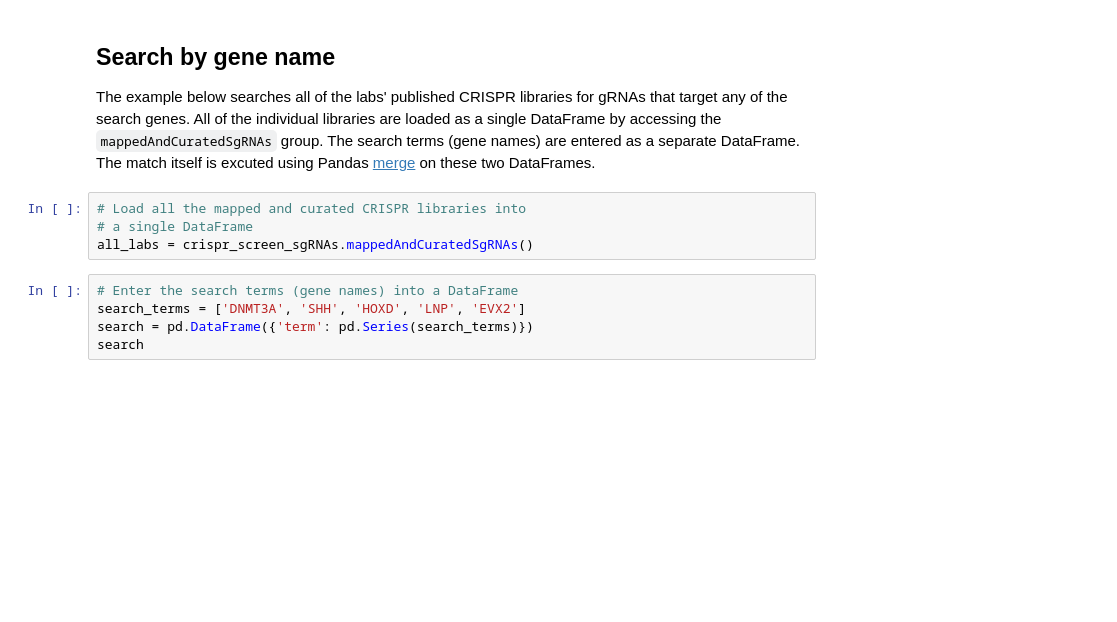
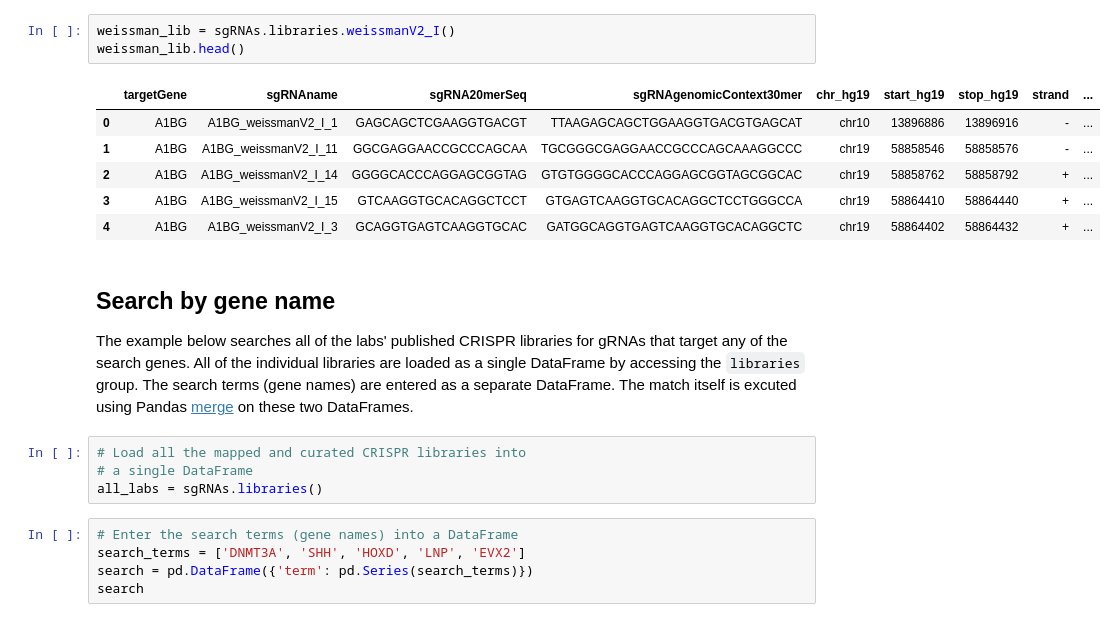
Before and after one commit to DanWebster/crispr_screen_sgRNAs, a Jupyter notebook: GRNA Designer.ipynb, the cells around one changed output. Saved outputs shown, nothing was run; the diff lists cells and outputs as text; blank space fills up the shorter version.

```diff
--- a/GRNA Designer.ipynb
+++ b/GRNA Designer.ipynb
@@ -39,11 +34,21 @@ crispr_screen_sgRNAs.mappedAndCuratedSgRNAs.weissmanV2_I()
+# %%
+weissman_lib = sgRNAs.libraries.weissmanV2_I()
+weissman_lib.head()
+# %% [output]
+|  | targetGene | sgRNAname | sgRNA20merSeq | sgRNAgenomicContext30mer | chr_hg19 | start_hg19 | stop_hg19 | strand | ... |
+| 0 | A1BG | A1BG_weissmanV2_I_1 | GAGCAGCTCGAAGGTGACGT | TTAAGAGCAGCTGGAAGGTGACGTGAGCAT | chr10 | 13896886 | 13896916 | - | ... |
+| 1 | A1BG | A1BG_weissmanV2_I_11 | GGCGAGGAACCGCCCAGCAA | TGCGGGCGAGGAACCGCCCAGCAAAGGCCC | chr19 | 58858546 | 58858576 | - | ... |
+| 2 | A1BG | A1BG_weissmanV2_I_14 | GGGGCACCCAGGAGCGGTAG | GTGTGGGGCACCCAGGAGCGGTAGCGGCAC | chr19 | 58858762 | 58858792 | + | ... |
+| 3 | A1BG | A1BG_weissmanV2_I_15 | GTCAAGGTGCACAGGCTCCT | GTGAGTCAAGGTGCACAGGCTCCTGGGCCA | chr19 | 58864410 | 58864440 | + | ... |
+| 4 | A1BG | A1BG_weissmanV2_I_3 | GCAGGTGAGTCAAGGTGCAC | GATGGCAGGTGAGTCAAGGTGCACAGGCTC | chr19 | 58864402 | 58864432 | + | ... |
 # %% [markdown]
 Search by gene name
 ------------------
-The example below searches all of the labs' published CRISPR libraries for gRNAs that target any of the search genes. All of the individual libraries are loaded as a single DataFrame by accessing the `mappedAndCuratedSgRNAs` group. The search terms (gene names) are entered as a separate DataFrame. The match itself is excuted using Pandas [merge](https://pandas.pydata.org/pandas-docs/stable/generated/pandas.DataFrame.merge.html) on these two DataFrames.
+The example below searches all of the labs' published CRISPR libraries for gRNAs that target any of the search genes. All of the individual libraries are loaded as a single DataFrame by accessing the `libraries` group. The search terms (gene names) are entered as a separate DataFrame. The match itself is excuted using Pandas [merge](https://pandas.pydata.org/pandas-docs/stable/generated/pandas.DataFrame.merge.html) on these two DataFrames.
 # %%
 # Load all the mapped and curated CRISPR libraries into
 # a single DataFrame
-all_labs = crispr_screen_sgRNAs.mappedAndCuratedSgRNAs()
+all_labs = sgRNAs.libraries()
 # %%
 # Enter the search terms (gene names) into a DataFrame
 search_terms = ['DNMT3A', 'SHH', 'HOXD', 'LNP', 'EVX2']
```
Also changed, not shown: parts of 8 cells of this notebook.
